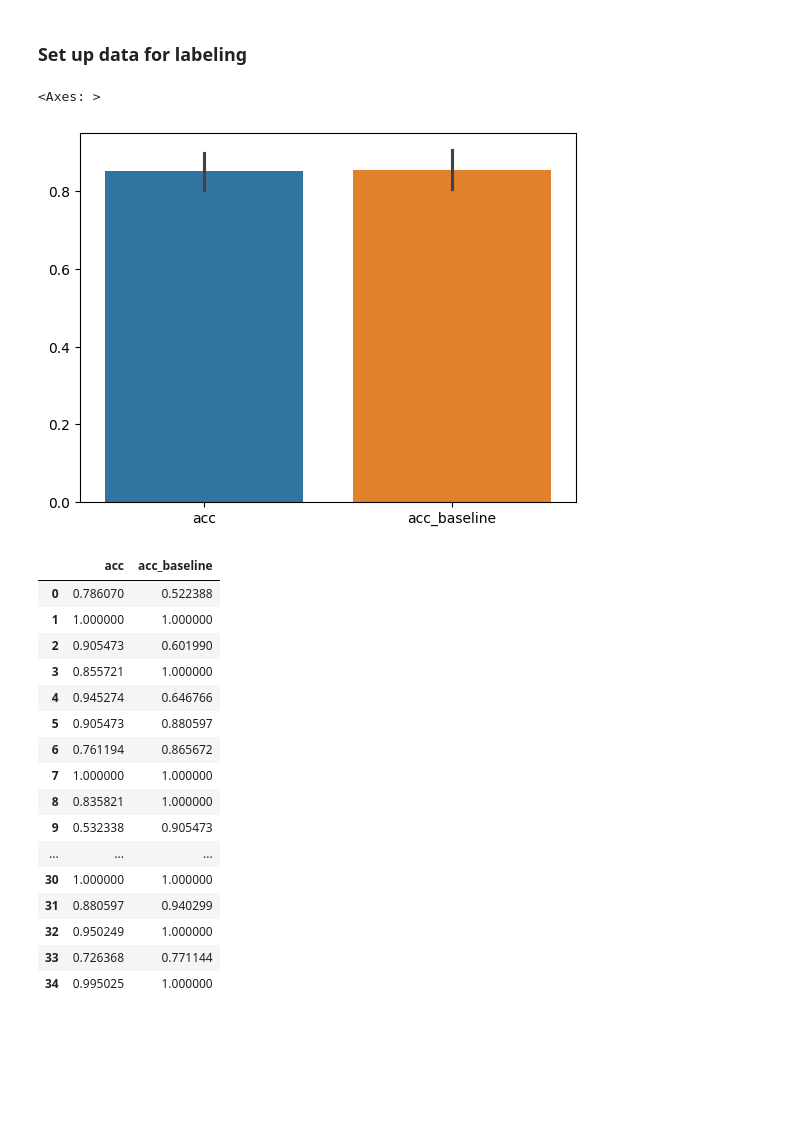
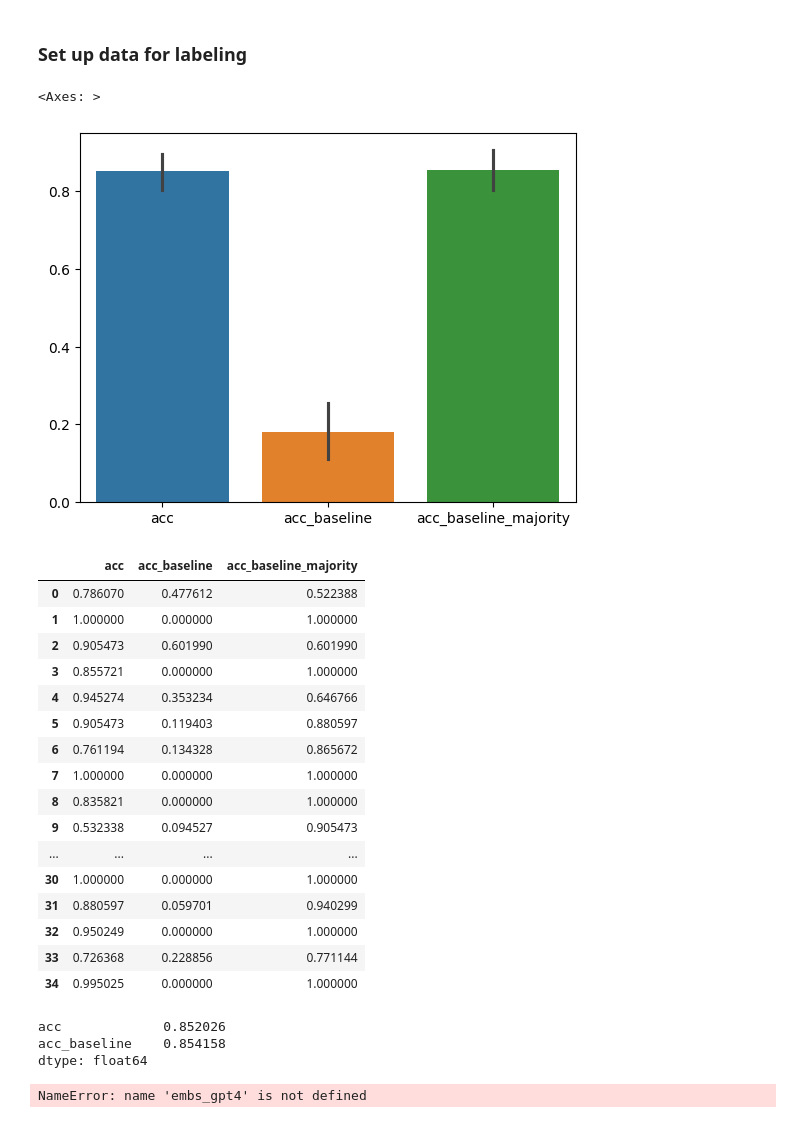
Before and after one commit to csinva/fmri, a Jupyter notebook: notebooks_gpt4/01_ngrams_human_eval.ipynb, the cells around one changed output. Drawn from its saved outputs; the diff is of its cells as text; code cells hidden in the pictures; blank space fills up the shorter version.

Commit message:
update num stories plots

```diff
--- a/notebooks_gpt4/01_ngrams_human_eval.ipynb
+++ b/notebooks_gpt4/01_ngrams_human_eval.ipynb
@@ -106,33 +106,44 @@ for i, q in enumerate(questions):
     accs_dict['acc_baseline'].append(np.mean(embs_human1[q][notna]))
 # %%
 accs = pd.DataFrame(accs_dict)
-accs['acc_baseline'] = accs['acc_baseline'].apply(lambda x: max(x, 1-x))
+accs['acc_baseline_majority'] = accs['acc_baseline'].apply(
+    lambda x: max(x, 1-x))
 
 # seaborn plot distributions
 # sns.swarmplot(data=accs, color='black')
 sns.barplot(data=accs)
 # %% [output]
 <Axes: >
-[figure, old version]
+[figure, new version]
 # %%
 accs.style.background_gradient(cmap='coolwarm', axis=0)
 # %% [output]
-|  | acc | acc_baseline |
-| 0 | 0.786070 | 0.522388 |
-| 1 | 1.000000 | 1.000000 |
-| 2 | 0.905473 | 0.601990 |
-| 3 | 0.855721 | 1.000000 |
-| 4 | 0.945274 | 0.646766 |
-| 5 | 0.905473 | 0.880597 |
-| 6 | 0.761194 | 0.865672 |
-| 7 | 1.000000 | 1.000000 |
-| 8 | 0.835821 | 1.000000 |
-| 9 | 0.532338 | 0.905473 |
-| ... | ... | ... |
-| 30 | 1.000000 | 1.000000 |
-| 31 | 0.880597 | 0.940299 |
-| 32 | 0.950249 | 1.000000 |
-| 33 | 0.726368 | 0.771144 |
-| 34 | 0.995025 | 1.000000 |
+|  | acc | acc_baseline | acc_baseline_majority |
+| 0 | 0.786070 | 0.477612 | 0.522388 |
+| 1 | 1.000000 | 0.000000 | 1.000000 |
+| 2 | 0.905473 | 0.601990 | 0.601990 |
+| 3 | 0.855721 | 0.000000 | 1.000000 |
+| 4 | 0.945274 | 0.353234 | 0.646766 |
+| 5 | 0.905473 | 0.119403 | 0.880597 |
+| 6 | 0.761194 | 0.134328 | 0.865672 |
+| 7 | 1.000000 | 0.000000 | 1.000000 |
+| 8 | 0.835821 | 0.000000 | 1.000000 |
+| 9 | 0.532338 | 0.094527 | 0.905473 |
+| ... | ... | ... | ... |
+| 30 | 1.000000 | 0.000000 | 1.000000 |
+| 31 | 0.880597 | 0.059701 | 0.940299 |
+| 32 | 0.950249 | 0.000000 | 1.000000 |
+| 33 | 0.726368 | 0.228856 | 0.771144 |
+| 34 | 0.995025 | 0.000000 | 1.000000 |
+# %%
+accs.mean()
+# %% [output]
+acc             0.852026
+acc_baseline    0.854158
+dtype: float64
 # %%
 notna
+# %%
+embs_gpt4
+# %% [output]
+NameError: name 'embs_gpt4' is not defined
```
Also changed, not shown: 6 other files.
